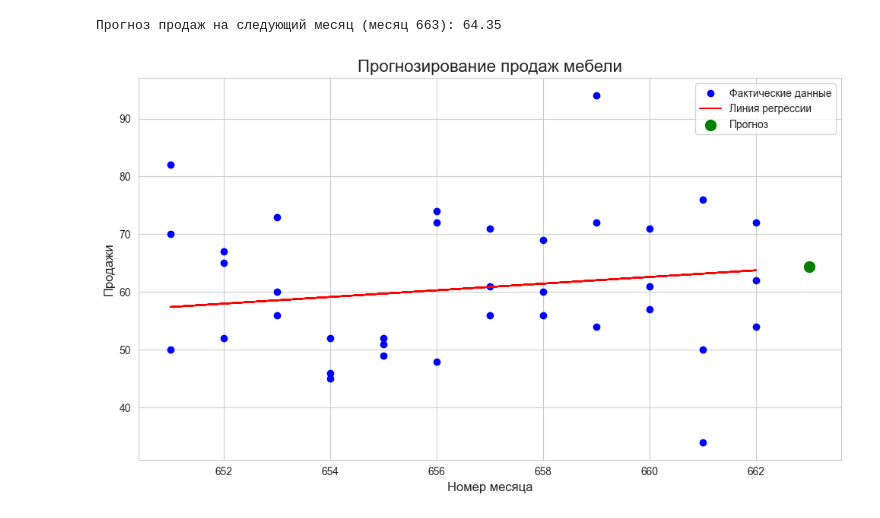
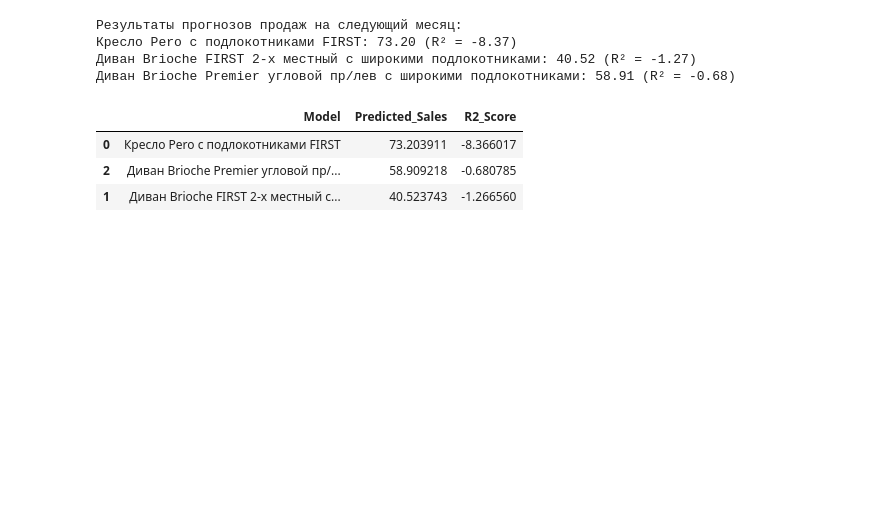
Before and after one commit to Alltxe/College, a Jupyter notebook: MDK06.04/LR7/lr7.ipynb, the cells around one changed output. Saved outputs shown, nothing was run; the diff lists cells and outputs as text; code cells hidden in the pictures; blank space fills up the shorter version.

```diff
--- a/MDK06.04/LR7/lr7.ipynb
+++ b/MDK06.04/LR7/lr7.ipynb
@@ -98,18 +115,0 @@ print(f"Размер тестовой выборки: {X_test.shape}")
-# %%
-# Создаем и обучаем модель линейной регрессии
-model = LinearRegression()
-model.fit(X_train, y_train)
-
-# Получаем коэффициенты модели
-print("\nКоэффициенты модели:")
-print(f"Intercept (свободный член): {model.intercept_}")
-print(f"Coefficient (коэффициент наклона): {model.coef_[0]}")
-
-# Оценка модели на тестовой выборке
-y_pred = model.predict(X_test)
-mse = mean_squared_error(y_test, y_pred)
-r2 = r2_score(y_test, y_pred)
-
-print("\nМетрики качества модели:")
-print(f"MSE (среднеквадратичная ошибка): {mse:.2f}")
-print(f"R2 Score (коэффициент детерминации): {r2:.2f}")
@@ -124,23 +116,27 @@ R2 Score (коэффициент детерминации): -0.27
-# %%
-# Прогноз на следующий месяц
-next_month_num = sales_df['Month_Num'].max() + 1
-next_month_sales = model.predict([[next_month_num]])
-
-print(f"\nПрогноз продаж на следующий месяц (месяц {next_month_num}): {next_month_sales[0]:.2f}")
-# %% [output]
-Прогноз продаж на следующий месяц (месяц 663): 64.35
-# %%
-# Визуализация фактических и прогнозируемых данных
-plt.figure(figsize=(10, 6))
-plt.scatter(X, y, color='blue', label='Фактические данные')
-plt.plot(X, model.predict(X), color='red', label='Линия регрессии')
-plt.scatter([next_month_num], [next_month_sales], color='green', label='Прогноз', s=100)
-
-plt.title('Прогнозирование продаж мебели', fontsize=16)
-plt.xlabel('Номер месяца', fontsize=12)
-plt.ylabel('Продажи', fontsize=12)
-plt.legend()
-plt.tight_layout()
-plt.show()
-# %% [output]
-[figure, removed]
+# %%
+# Выводим результаты прогнозов
+print("\nРезультаты прогнозов продаж на следующий месяц:")
+for model_name, pred in predictions_dict.items():
+    print(f"{model_name}: {pred['predicted_sales']:.2f} (R² = {r2_scores[model_name]:.2f})")
+
+# Создаем DataFrame для прогнозов
+predictions_df = pd.DataFrame({
+    'Model': list(predictions_dict.keys()),
+    'Predicted_Sales': [pred['predicted_sales'] for pred in predictions_dict.values()],
+    'R2_Score': [r2_scores[model] for model in predictions_dict.keys()]
+})
+
+# Сортируем по прогнозируемым продажам
+predictions_df = predictions_df.sort_values('Predicted_Sales', ascending=False)
+
+# Выводим таблицу прогнозов
+display(predictions_df)
+# %% [output]
+Результаты прогнозов продаж на следующий месяц:
+Кресло Pero с подлокотниками FIRST: 73.20 (R² = -8.37)
+Диван Brioche FIRST 2-х местный с широкими подлокотниками: 40.52 (R² = -1.27)
+Диван Brioche Premier угловой пр/лев с широкими подлокотниками: 58.91 (R² = -0.68)
+|  | Model | Predicted_Sales | R2_Score |
+| 0 | Кресло Pero с подлокотниками FIRST | 73.203911 | -8.366017 |
+| 2 | Диван Brioche Premier угловой пр/... | 58.909218 | -0.680785 |
+| 1 | Диван Brioche FIRST 2-х местный с... | 40.523743 | -1.266560 |
```
Also changed, not shown: parts of 4 cells of this notebook, 2 other files.
